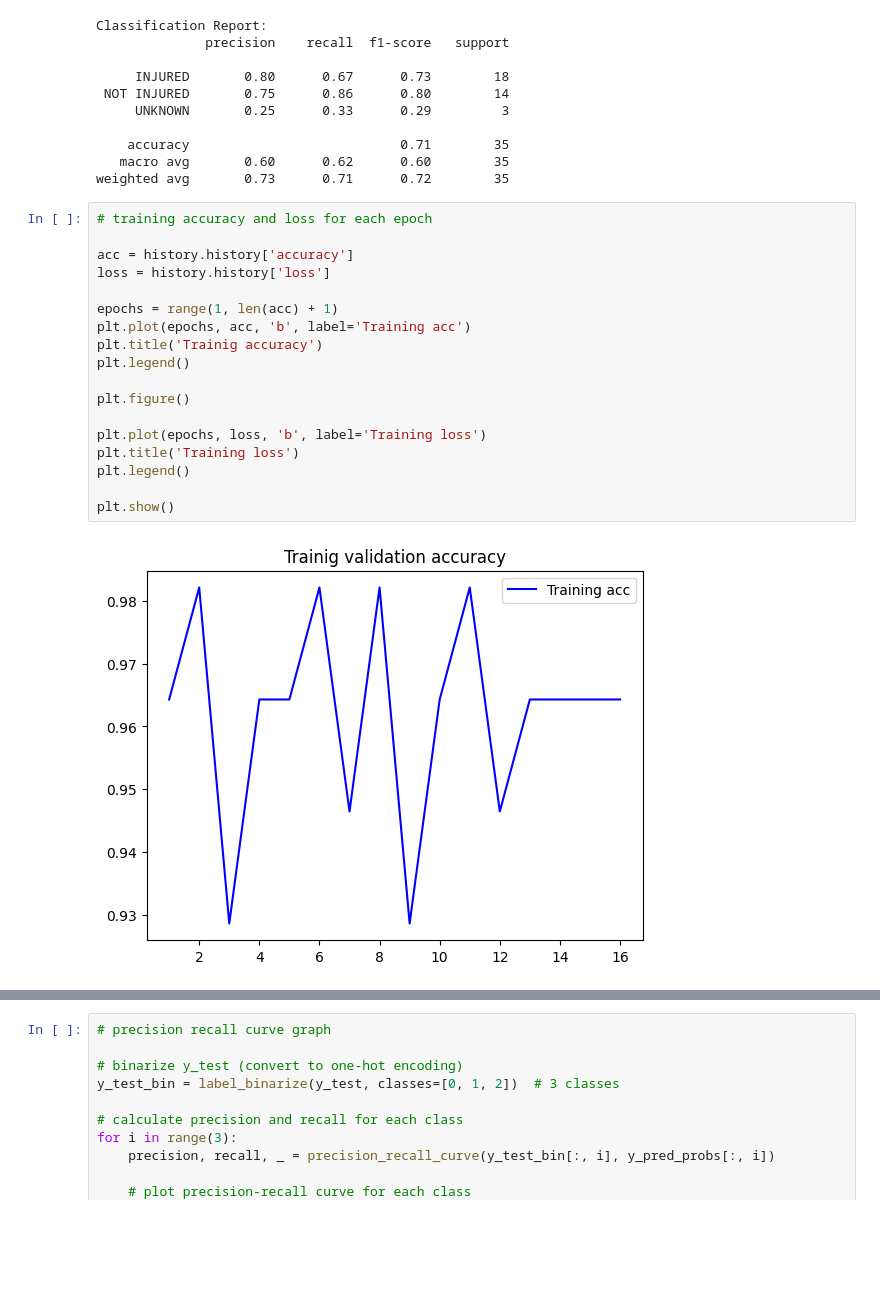
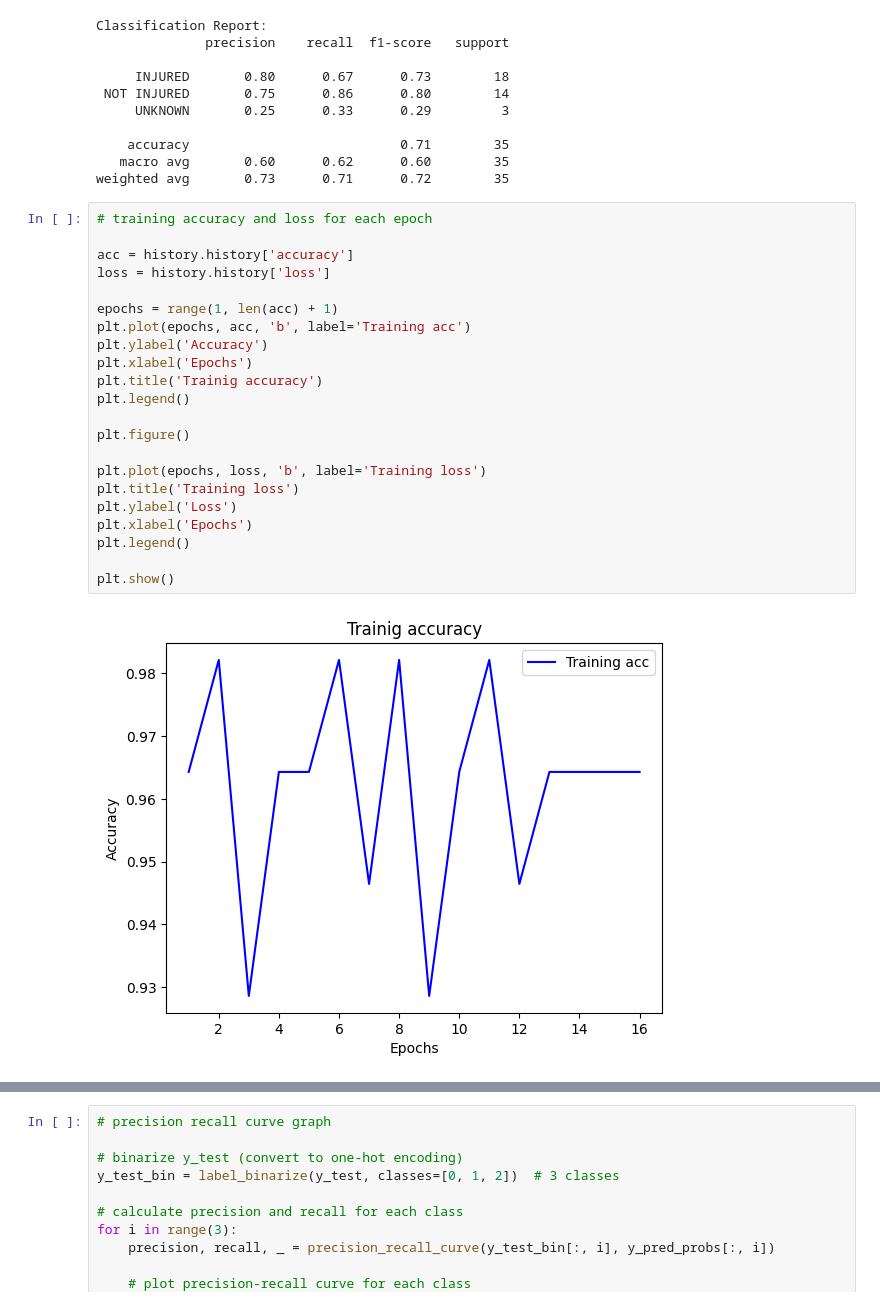
Before and after one commit to abigailpop95/PEClassification, a Jupyter notebook: main_nn.ipynb, the cells around one changed output, grey strips where cells are left out. Saved outputs shown, nothing was run; the diff lists cells and outputs as text; blank space fills up the shorter version.

```diff
--- a/main_nn.ipynb
+++ b/main_nn.ipynb
@@ -317,20 +317,24 @@ weighted avg       0.73      0.71      0.72        35
 # %%
 # training accuracy and loss for each epoch
 
 acc = history.history['accuracy']
 loss = history.history['loss']
 
 epochs = range(1, len(acc) + 1)
 plt.plot(epochs, acc, 'b', label='Training acc')
+plt.ylabel('Accuracy')
+plt.xlabel('Epochs')
 plt.title('Trainig accuracy')
 plt.legend()
 
 plt.figure()
 
 plt.plot(epochs, loss, 'b', label='Training loss')
 plt.title('Training loss')
+plt.ylabel('Loss')
+plt.xlabel('Epochs')
 plt.legend()
 
 plt.show()
 # %% [output]
-[figure, old version]
+[figure, new version]
```
Also changed, not shown: parts of 1 cell of this notebook.
